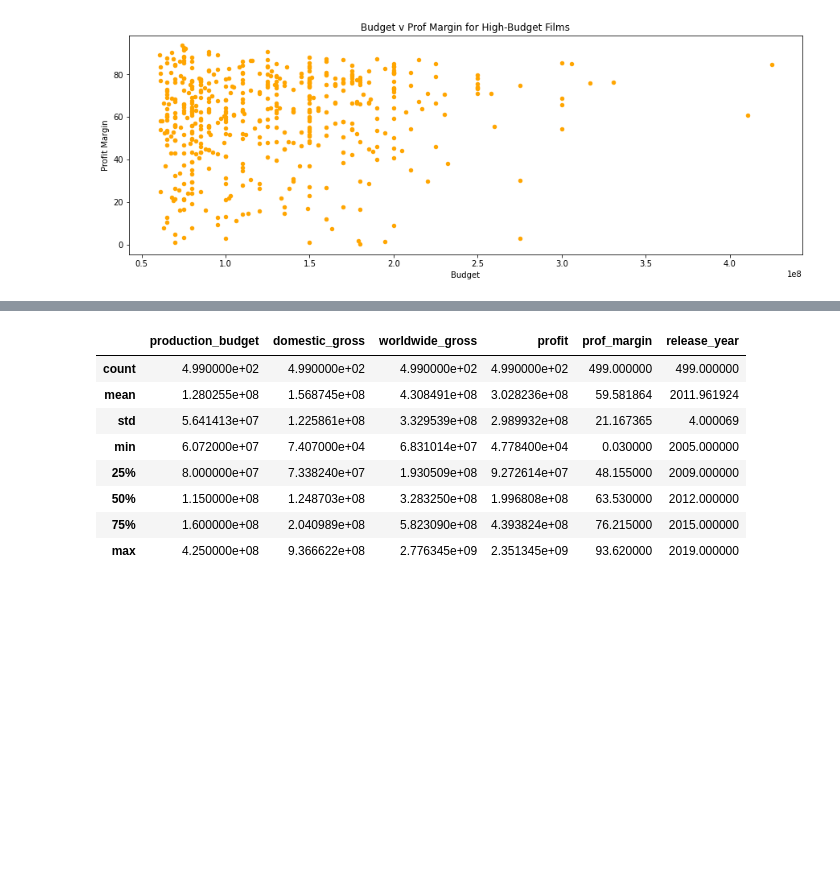
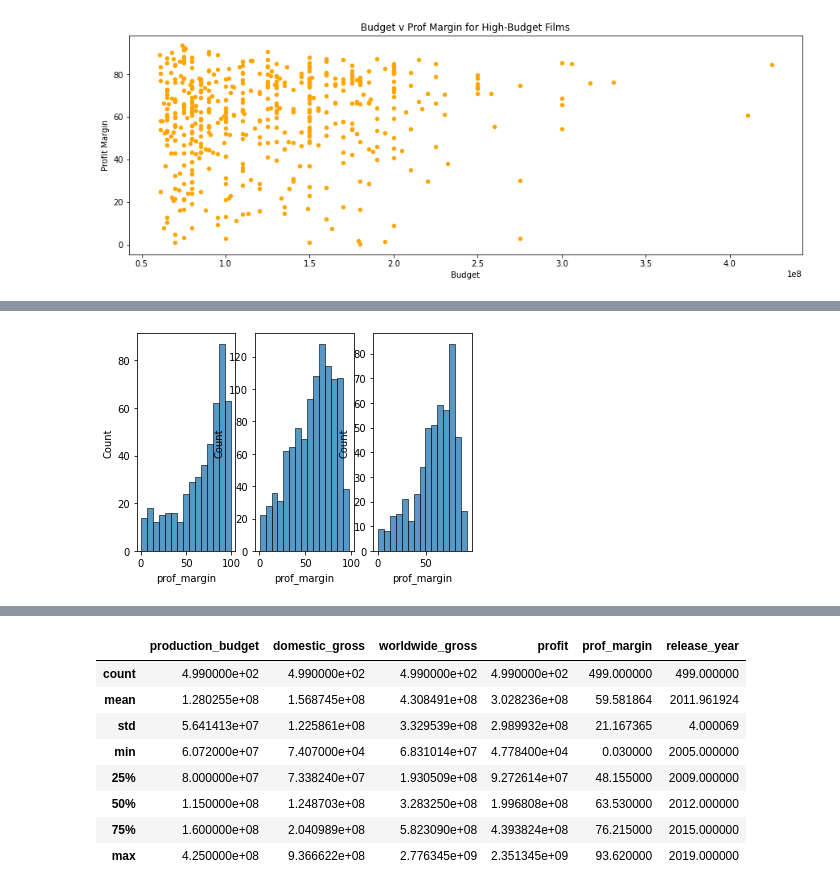
Before and after one commit to soohyunnie/avocoder-group-3-movie-analysis, a Jupyter notebook: Seth_Current_WB.ipynb, the cells around one changed output, grey strips where cells are left out. Saved outputs shown, nothing was run; the diff lists cells and outputs as text; code cells hidden in the pictures; blank space fills up the shorter version.

```diff
--- a/Seth_Current_WB.ipynb
+++ b/Seth_Current_WB.ipynb
@@ -220,0 +242,8 @@ sns.lmplot(x='production_budget',y='prof_margin',data=filtered_df_high);
+# %%
+fig, axs = plt.subplots(1,3)
+sns.histplot(filtered_df_low, x='prof_margin',bins=15, ax=axs[0])
+sns.histplot(filtered_df_mid, x='prof_margin',bins=15, ax=axs[1])
+sns.histplot(filtered_df_high, x='prof_margin',bins=15, ax=axs[2])
+fig.show();
+# %% [output]
+[figure, added]
```
Also changed, not shown: parts of 7 cells of this notebook, 4 other files.
